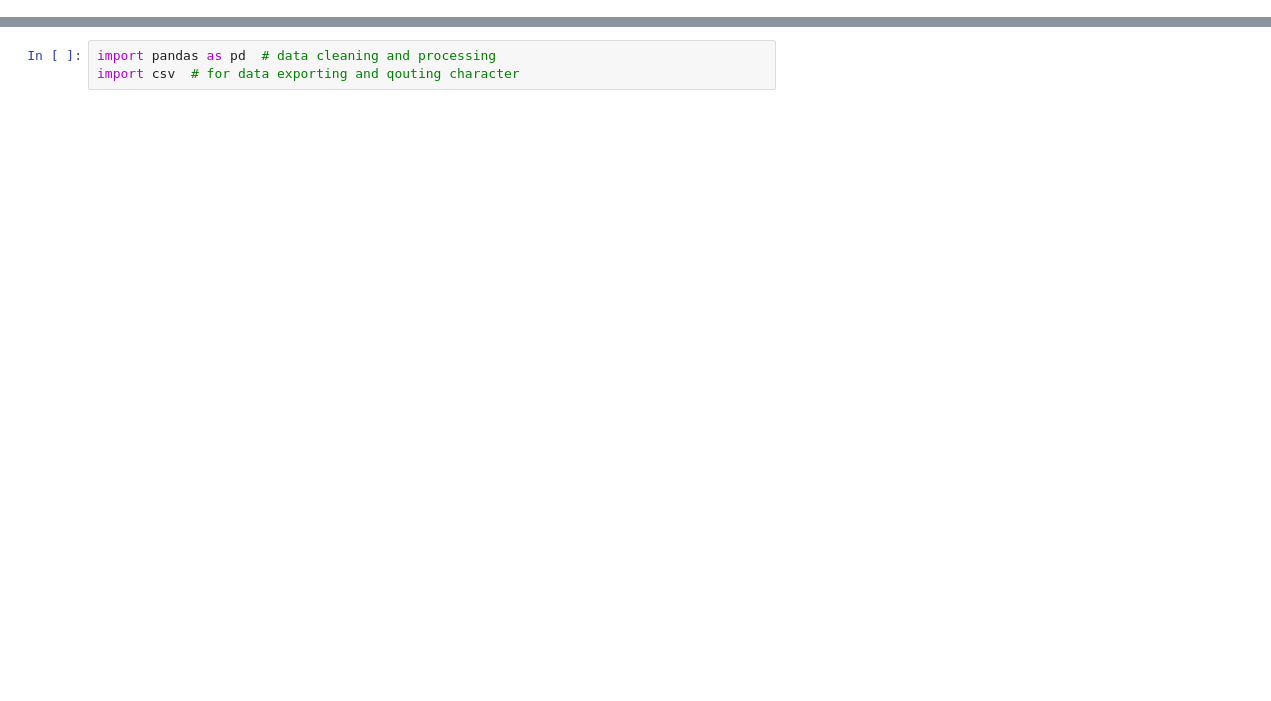
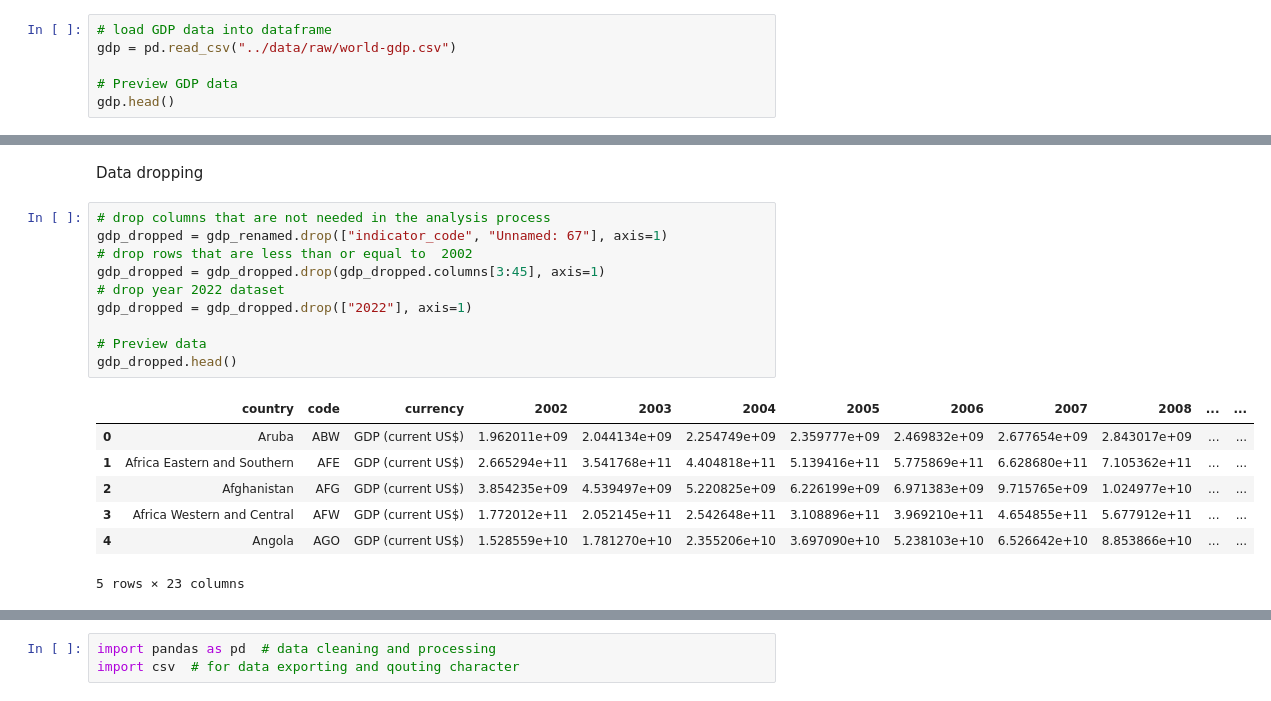
Before and after one commit to amzatr886/crude-prosperity, a Jupyter notebook: notebook/02-clean.ipynb, the cells around one changed output, grey strips where cells are left out. Cells and saved outputs as stored; diff of their text form; blank space fills up the shorter version.

```diff
--- a/notebook/02-clean.ipynb
+++ b/notebook/02-clean.ipynb
@@ -7,0 +12,6 @@ export data to processed folder <br>
+# %%
+# load GDP data into dataframe
+gdp = pd.read_csv("../data/raw/world-gdp.csv")
+
+# Preview GDP data
+gdp.head()
@@ -7,0 +48,20 @@ export data to processed folder <br>
+# %% [markdown]
+Data dropping
+# %%
+# drop columns that are not needed in the analysis process
+gdp_dropped = gdp_renamed.drop(["indicator_code", "Unnamed: 67"], axis=1)
+# drop rows that are less than or equal to  2002
+gdp_dropped = gdp_dropped.drop(gdp_dropped.columns[3:45], axis=1)
+# drop year 2022 dataset
+gdp_dropped = gdp_dropped.drop(["2022"], axis=1)
+
+# Preview data
+gdp_dropped.head()
+# %% [output]
+|  | country | code | currency | 2002 | 2003 | 2004 | 2005 | 2006 | 2007 | 2008 | ... | ... |
+| 0 | Aruba | ABW | GDP (current US$) | 1.962011e+09 | 2.044134e+09 | 2.254749e+09 | 2.359777e+09 | 2.469832e+09 | 2.677654e+09 | 2.843017e+09 | ... | ... |
+| 1 | Africa Eastern and Southern | AFE | GDP (current US$) | 2.665294e+11 | 3.541768e+11 | 4.404818e+11 | 5.139416e+11 | 5.775869e+11 | 6.628680e+11 | 7.105362e+11 | ... | ... |
+| 2 | Afghanistan | AFG | GDP (current US$) | 3.854235e+09 | 4.539497e+09 | 5.220825e+09 | 6.226199e+09 | 6.971383e+09 | 9.715765e+09 | 1.024977e+10 | ... | ... |
+| 3 | Africa Western and Central | AFW | GDP (current US$) | 1.772012e+11 | 2.052145e+11 | 2.542648e+11 | 3.108896e+11 | 3.969210e+11 | 4.654855e+11 | 5.677912e+11 | ... | ... |
+| 4 | Angola | AGO | GDP (current US$) | 1.528559e+10 | 1.781270e+10 | 2.355206e+10 | 3.697090e+10 | 5.238103e+10 | 6.526642e+10 | 8.853866e+10 | ... | ... |
+5 rows × 23 columns
```
Also changed, not shown: parts of 57 cells of this notebook.
